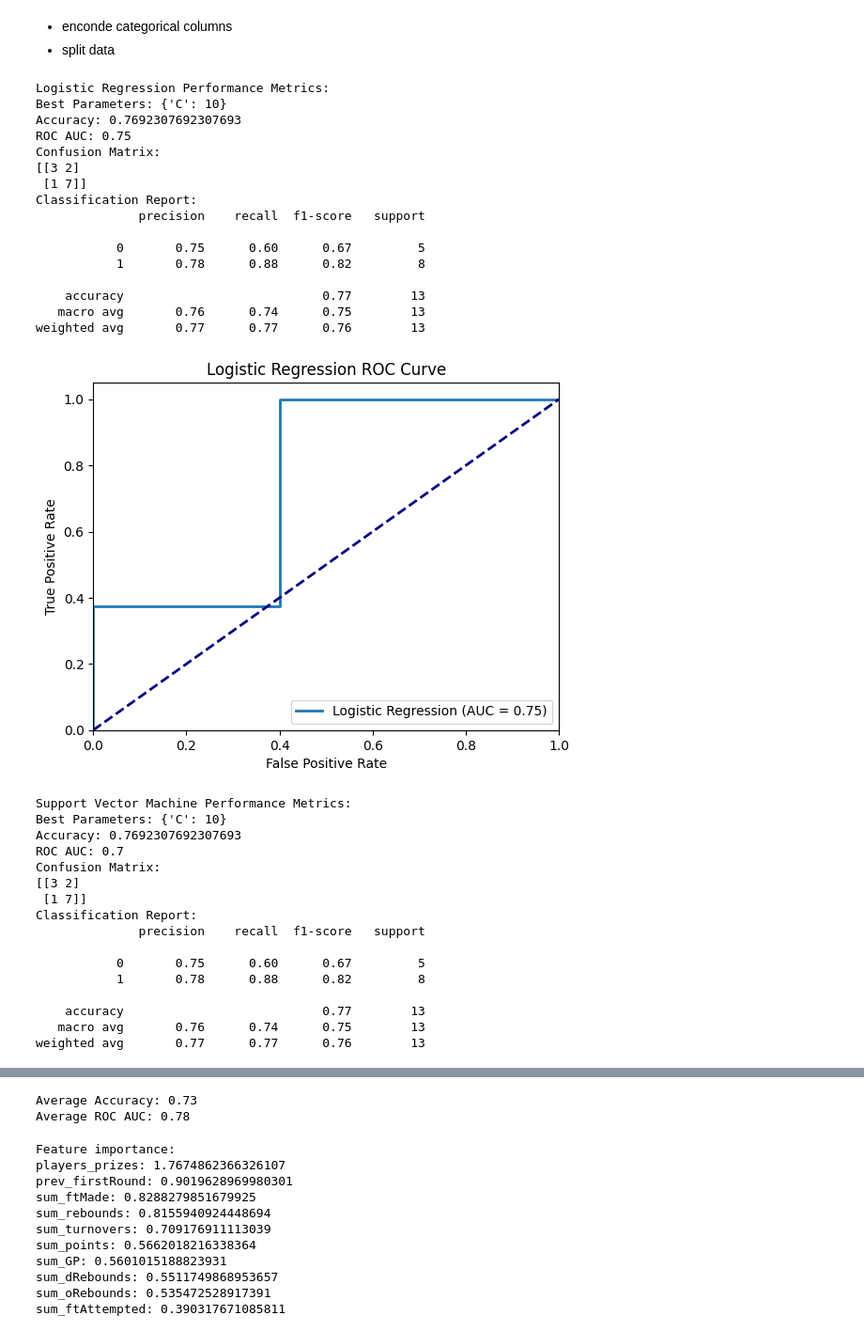
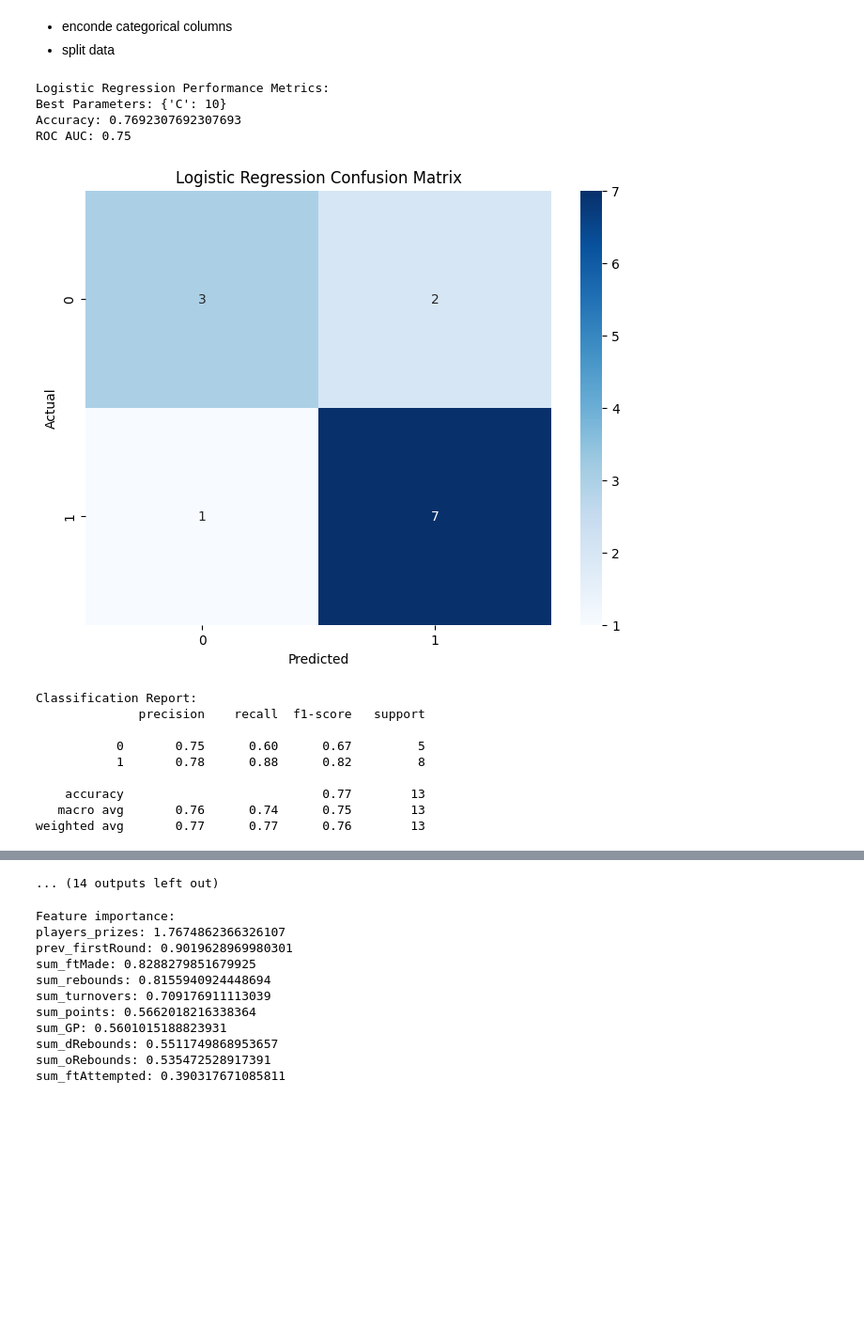
Before and after one commit to brunabrasil/FEUP-AC, a Jupyter notebook: preparation.ipynb, the cells around one changed output, grey strips where cells are left out. Shown at 94% size. Cells and saved outputs as stored; diff of their text form; code cells hidden in the pictures; blank space fills up the shorter version.

```diff
--- a/preparation.ipynb
+++ b/preparation.ipynb
@@ -426,8 +426,12 @@ for name, metrics in performance_metrics.items():
     print(f"Best Parameters: {metrics['Best Parameters']}")
     print(f"Accuracy: {metrics['Accuracy']}")
     print(f"ROC AUC: {metrics['ROC AUC']}")
-    print("Confusion Matrix:")
-    print(metrics['Confusion Matrix'])
+    plt.figure(figsize=(8, 6))
+    sns.heatmap(metrics['Confusion Matrix'], annot=True, fmt='d', cmap='Blues')
+    plt.title(f'{name} Confusion Matrix')
+    plt.xlabel('Predicted')
+    plt.ylabel('Actual')
+    plt.show()
     print("Classification Report:")
     print(metrics['Classification Report'])
 
@@ -442,53 +446,34 @@ for name, metrics in performance_metrics.items():
     plt.ylabel('True Positive Rate')
     plt.title(f'{name} ROC Curve')
     plt.legend(loc="lower right")
     plt.show()
 
 plt.figure()
 plt.plot([0, 1], [0, 1], color='navy', lw=2, linestyle='--')
 
 # Calculate and plot the average ROC curve
 mean_fpr = np.linspace(0, 1, 100)
 mean_tpr = np.mean([np.interp(mean_fpr, fpr, tpr) for fpr, tpr in roc_curve_data], axis=0)
 mean_auc = auc(mean_fpr, mean_tpr)
 plt.plot(mean_fpr, mean_tpr, color='b', label=f'Average ROC Curve (AUC = {mean_auc:.2f})')
 
 plt.xlim([0.0, 1.0])
 plt.ylim([0.0, 1.05])
 plt.xlabel('False Positive Rate')
 plt.ylabel('True Positive Rate')
 plt.title('Average ROC Curve')
 plt.legend(loc="lower right")
 plt.show()
 
 # Print averages
 print(f"Average Accuracy: {average_accuracy:.2f}")
 print(f"Average ROC AUC: {average_roc_auc:.2f}")
 # %% [output]
 Logistic Regression Performance Metrics:
 Best Parameters: {'C': 10}
 Accuracy: 0.7692307692307693
 ROC AUC: 0.75
-Confusion Matrix:
-[[3 2]
- [1 7]]
-Classification Report:
-              precision    recall  f1-score   support
-
-           0       0.75      0.60      0.67         5
-           1       0.78      0.88      0.82         8
-
-    accuracy                           0.77        13
-   macro avg       0.76      0.74      0.75        13
-weighted avg       0.77      0.77      0.76        13
-[figure, old version]
+[figure, new version]
-Support Vector Machine Performance Metrics:
-Best Parameters: {'C': 10}
-Accuracy: 0.7692307692307693
-ROC AUC: 0.7
-Confusion Matrix:
-[[3 2]
- [1 7]]
 Classification Report:
               precision    recall  f1-score   support
 
@@ -571,5 +517,4 @@ weighted avg       0.79      0.69      0.62        13
-Average Accuracy: 0.73
-Average ROC AUC: 0.78
+... (14 outputs left out)
 # %%
 logreg = LogisticRegression(solver='liblinear', random_state=0)
 logreg.fit(X_train, y_train)
```
Also changed, not shown: parts of 3 cells of this notebook, 4 other files.
